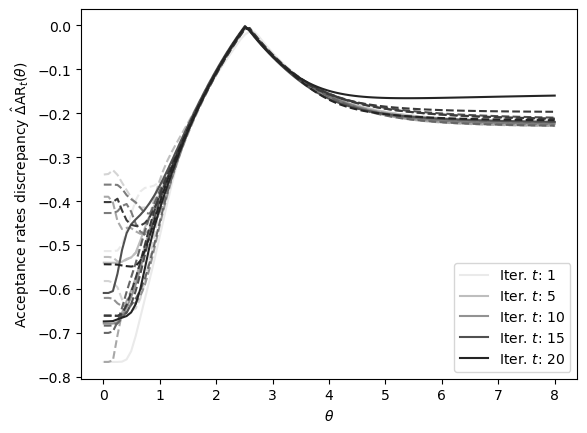
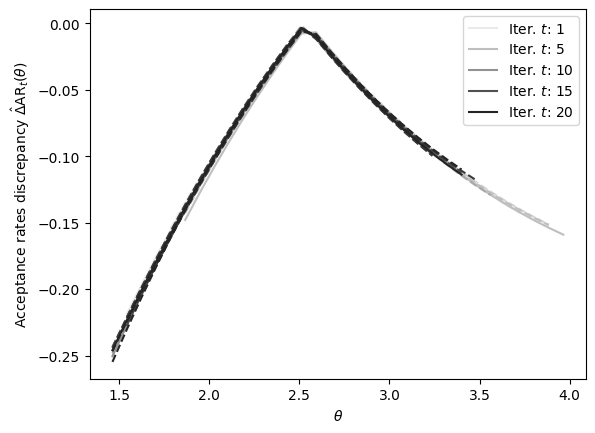
The notebook cell's code change between the first figure and the second:
--- before
+++ after
@@ -5,5 +5,5 @@
 for j in range(0, PKLs[idx]['res'][5].shape[1]):
     criteria_function = PKLs[idx]['res'][5].mean(axis=0) 
-    plt.plot(GRID_ESJD, criteria_function[j], label=rf"Iter. $t$: {str(j+1)}" if j in [0, 4, 9, 14,19] else None, color=grays[j//2], linestyle="solid" if j in [0, 4, 9, 14,19] else "--")
+    plt.plot(GRID_ESJD, criteria_function[j], label=rf"Iter. $t$: {str(j+1)}" if j in [0, 4, 9, 14,19] else None, color=grays[min(j//2, len(grays)-1)], linestyle="solid" if j in [0, 4, 9, 14,19] else "--")
 plt.legend()
 plt.ylabel(r"Acceptance rates discrepancy $\hat{\Delta}\text{AR}_t(\theta)$")

Commit: updated results for aRWM